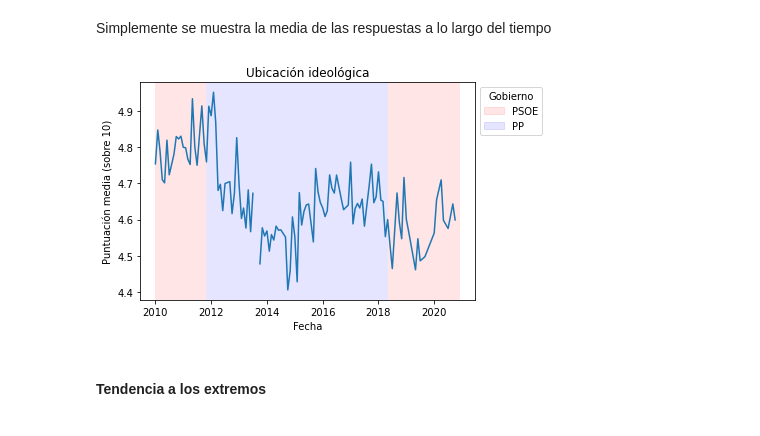
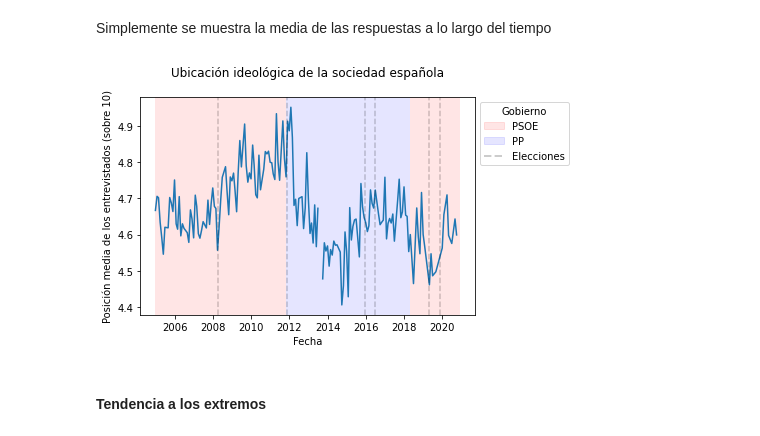
Before and after one commit to noriolg/social-polarization-spain, a Jupyter notebook: EstudioInicial.ipynb, the cells around one changed output. Cells and saved outputs as stored; diff of their text form; code cells hidden in the pictures.

```diff
--- a/EstudioInicial.ipynb
+++ b/EstudioInicial.ipynb
@@ -40,5 +43,13 @@ all_data = pd.read_excel('TablaDatos.xlsx', index_col = False)
+# %%
+#all_data = pd.read_excel('TablaDatos.xlsx', index_col = False)   #---- Para la primera vez
+#all_data.to_pickle("./all_data.pkl") #----- Guardar como df para faster access
+all_data = pd.read_pickle("./all_data.pkl")  #------ importar df de manera más rápida
+# %%
+# Cambiando este año se editan todos los límites temporales inferiores de los gráficos
+ano_inicial = 2005
+#ano_inicial = 2010
 # %%
-datos_interes = all_data[all_data["Año"]>=2010];
+datos_interes = all_data[all_data["Año"]>=ano_inicial];
 # %% [markdown]
 Una vez seleccionados los datos de interés se procederá en dos pasos. En primer lugar, se estudiarán los ámbitos político, económico y laboral de manera independiente. Una vez se haya obtenido una imagen general de las tendencias durante la última década se procederá a la segunda parte del estudio. En esta segunda parte se relacionarán los tres ámbitos. El objetivo es tratar de identificar algún patrón o tendencia que permita afirmar o identificar un posible incremento de polarización social y política.
 # %% [markdown]
@@ -84,7 +95,7 @@ datos_interes['Fecha'] = pd.to_datetime(date)
 # %% [markdown]
 Para esta primera aproximación se escogen únicamente las variabes
 # %%
-columnas_politicas = ["Fecha", "C.1.1", "C.1.2", "C.1.3", "C.2.1", "C.2.2", "C.3.1", "C.3.3", "C.3.4", "C.3.5"]
+columnas_politicas = ["Fecha", "C.1.1", "C.1.2", "C.1.3", "C.2.1", "C.2.2", "C.3.1", "C.3.2.1", "C.3.2.2", "C.3.2.3", "C.3.2.4", "C.3.2.5", "C.3.2.6", "C.3.3", "C.3.4", "C.3.5"]
 # %%
 datos_politicos = datos_interes[columnas_politicas]
 # %% [markdown]
@@ -427,21 +518,32 @@ medias_ubic_ideologica = datos_politicos[['Fecha','C.3.1']].groupby(['Fecha']).m
 # %%
 fig, ax = plt.subplots()
 plt.plot(medias_ubic_ideologica['Fecha'], medias_ubic_ideologica['C.3.1'])
-plt.ylabel('Puntuación media (sobre 10)')
+plt.ylabel('Posición media de los entrevistados (sobre 10)')
 plt.xlabel('Fecha')
-plt.title("Ubicación ideológica")
+plt.title("Ubicación ideológica de la sociedad española\n")
+
+
+#Elecciones
+plt.axvline(datetime.datetime(2008,4,9), color = 'black', alpha = 0.2, ls = "--")
+plt.axvline(datetime.datetime(2011,11,20), color = 'black', alpha = 0.2, ls = "--")
+plt.axvline(datetime.datetime(2015,12,20), color = 'black', alpha = 0.2, ls = "--")
+plt.axvline(datetime.datetime(2016,6,26), color = 'black', alpha = 0.2, ls = "--")
+plt.axvline(datetime.datetime(2019,4,28), color = 'black', alpha = 0.2, ls = "--")
+plt.axvline(datetime.datetime(2019,11,10), color = 'black', alpha = 0.2, ls = "--")
+
 
 # Los periodos de gobierno
-plt.axvspan(datetime.datetime(2010,1,1), datetime.datetime(2011,11,1), facecolor='r', alpha=0.1)
+plt.axvspan(datetime.datetime(ano_inicial,1,1), datetime.datetime(2011,11,1), facecolor='r', alpha=0.1)
 plt.axvspan(datetime.datetime(2011,11,1), datetime.datetime(2018,5,1), facecolor='b', alpha=0.1)
 plt.axvspan(datetime.datetime(2018,5,1), datetime.datetime(2020,12,1), facecolor='r', alpha=0.1)
 legend_elements = [Patch(facecolor='r',alpha = 0.1, edgecolor='r',label='PSOE'),
-                   Patch(facecolor='b',alpha = 0.1, edgecolor='b',label='PP')]
+                   Patch(facecolor='b',alpha = 0.1, edgecolor='b',label='PP'),
+                  Line2D([0], [0], color='black', alpha = 0.2,ls = "--", lw=2, label='Elecciones')]
 ax.legend(handles=legend_elements,  title = "Gobierno", bbox_to_anchor = (1,1))
-plt.savefig("images/Ubicación-ideológica.png", bbox_inches='tight')
+plt.savefig("images/Polit_7-Ubicación-ideológica.png", bbox_inches='tight')
 plt.show()
 # %% [output]
-[figure, old version]
+[figure, new version]
 # %% [markdown]
 #### Tendencia a los extremos
 # %% [markdown]
```
Also changed, not shown: parts of 79 cells of this notebook, 24 other files.
